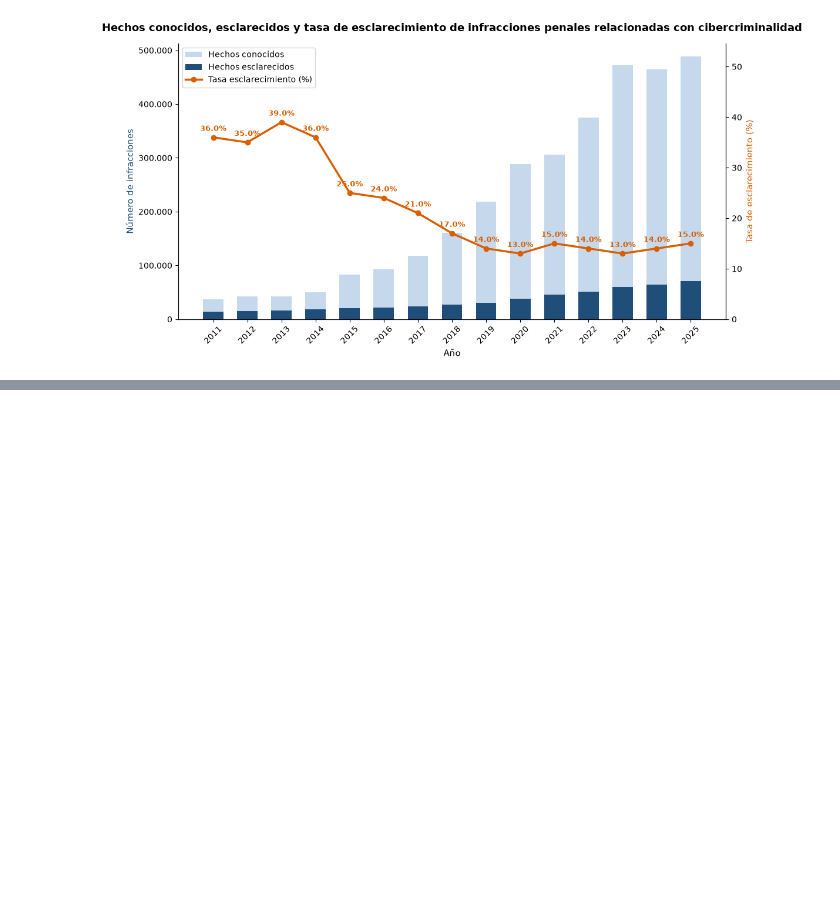
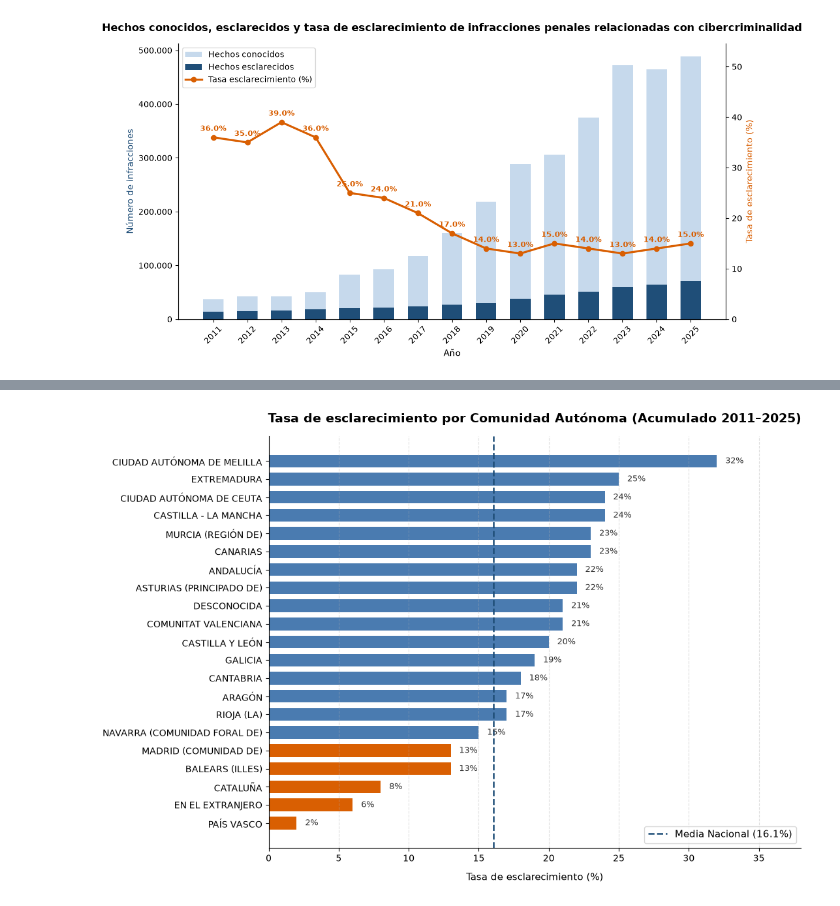
Before and after one commit to aupatxus/cibercriminalidad, a Jupyter notebook: src/utils/4 05001 y 05005 Hechos conocidos y esclarecidos.ipynb, the cells around one changed output, grey strips where cells are left out. Cells and saved outputs as stored; diff of their text form; code cells hidden in the pictures; blank space fills up the shorter version.

```diff
--- a/src/utils/4 05001 y 05005 Hechos conocidos y esclarecidos.ipynb
+++ b/src/utils/4 05001 y 05005 Hechos conocidos y esclarecidos.ipynb
@@ -210,0 +255,48 @@ plt.show()
+# %%
+# Filtrar solo territorios nacionales (excluyendo Total Nacional, Extranjero y Desconocida)
+# excluir_territorio = ["TOTAL NACIONAL", "EN EL EXTRANJERO", "DESCONOCIDA"]
+excluir_territorio = ["TOTAL NACIONAL"]
+
+ccaa_territorio = df_dataset4[~df_dataset4["Comunidades autónomas"].isin(excluir_territorio)].groupby("Comunidades autónomas")[["Hechos_Conocidos", "Hechos_Esclarecidos"]].sum()
+ccaa_territorio["Tasa_Esclarecimiento_%"] = (ccaa_territorio["Hechos_Esclarecidos"] / ccaa_territorio["Hechos_Conocidos"] * 100).round()
+
+# Calcular la media nacional para dibujar una línea de referencia
+total_nac = df_dataset4[df_dataset4["Comunidades autónomas"] == "TOTAL NACIONAL"]
+media_nacional = (total_nac["Hechos_Esclarecidos"].sum() / total_nac["Hechos_Conocidos"].sum()) * 100
+
+ccaa_plot = ccaa_territorio.sort_values(by="Tasa_Esclarecimiento_%", ascending=True)
+
+fig, ax = plt.subplots(figsize=(11, 7.5))
+
+# Destacar en naranja las comunidades con menor tasa y en azul el resto
+colores_ccaa = ["#d95f02" if tasa < 14 else "#4a7bb0" for tasa in ccaa_plot["Tasa_Esclarecimiento_%"]]
+bars = ax.barh(ccaa_plot.index, ccaa_plot["Tasa_Esclarecimiento_%"], color=colores_ccaa, height=0.7)
+
+# Línea vertical con la media nacional
+ax.axvline(media_nacional, color="#1f4e78", linestyle="--", linewidth=1.8, label=f"Media Nacional ({media_nacional:.1f}%)")
+
+ax.set_title("Tasa de esclarecimiento por Comunidad Autónoma (Acumulado 2011–2025)", fontsize=14, fontweight="bold", pad=15)
+ax.set_xlabel("Tasa de esclarecimiento (%)", fontsize=11, labelpad=10)
+
+ax.spines["top"].set_visible(False)
+ax.spines["right"].set_visible(False)
+ax.grid(axis="x", linestyle="--", alpha=0.4)
+
+for bar in bars:
+    valor = bar.get_width()
+    ax.text(
+        valor + 0.6,
+        bar.get_y() + bar.get_height() / 2,
+        f"{valor:.0f}%",
+        va="center",
+        ha="left",
+        fontsize=9.5,
+        color="#333333"
+    )
+
+ax.set_xlim(0, 38)
+ax.legend(loc="lower right", fontsize=10.5)
+plt.tight_layout()
+plt.show()
+# %% [output]
+[figure, added]
```
Also changed, not shown: parts of 1 cell of this notebook.
